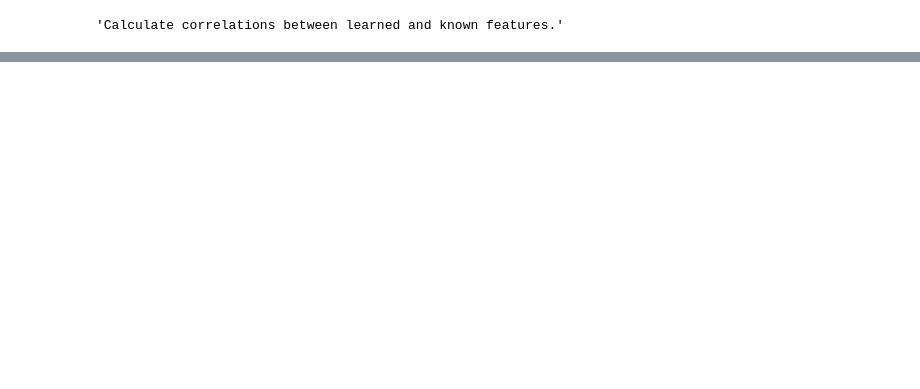
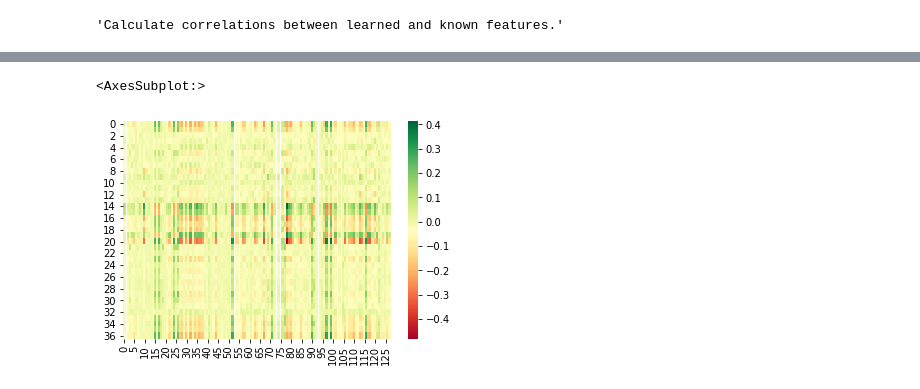
Before and after one commit to Discovery-IDRs/predIDR, a Jupyter notebook: analysis/models_representation/feature_correlations/feature_correlations_new_draft.ipynb, the cells around one changed output, grey strips where cells are left out. Saved outputs shown, nothing was run; the diff lists cells and outputs as text; code cells hidden in the pictures; blank space fills up the shorter version.

Commit message:
add feature_correlations_new_draft

```diff
--- a/analysis/models_representation/feature_correlations/feature_correlations_new_draft.ipynb
+++ b/analysis/models_representation/feature_correlations/feature_correlations_new_draft.ipynb
@@ -111,7 +113,7 @@ for model_key in model_dict:
                 for line in file:
                     line_values = line.split("\t")[:-1]  # Remove \n
                     for feature, value in zip(feature_dict.keys(), line_values):
-                        window_features[feature].append(value)
+                        window_features[feature].append(float(value))
 
             known_features[f"window{window_size}"] = window_features
 
@@ -123,0 +166,33 @@ for model_key in model_dict:
+# %%
+# Combine learned features array and known features array for each model into a tuple
+record_arrays = {}
+for learned_array, known_array, model_key in zip(learned_feature_arrays, known_feature_arrays, records.keys()):
+    record_arrays[model_key] = (learned_array, known_array)
+# %%
+# Calculate correlation between known and learned features for each model
+import scipy.stats
+
+model_corr = {}
+for model_key in record_arrays:
+    model_learned_features = record_arrays[model_key][0]
+    model_known_features = record_arrays[model_key][1]
+
+    model_corr_list = []
+    for known_feature in model_known_features:
+        known_feature_corrcoefs = []
+        for learned_feature in model_learned_features:
+            known_feature_corrcoefs.append(scipy.stats.pearsonr(known_feature,learned_feature)[0])
+
+        model_corr_list.append(known_feature_corrcoefs)
+
+    model_corr_matrix = np.array(model_corr_list)
+    model_corr[model_key] = model_corr_matrix
+# %%
+# 6_2
+import matplotlib.pyplot as plt
+import seaborn as sns
+
+sns.heatmap(model_corr['mobidb-pdb_cnn_6_2'], cmap='RdYlGn')
+# %% [output]
+<AxesSubplot:>
+[figure, added]
```
Also changed, not shown: parts of 25 cells of this notebook.
